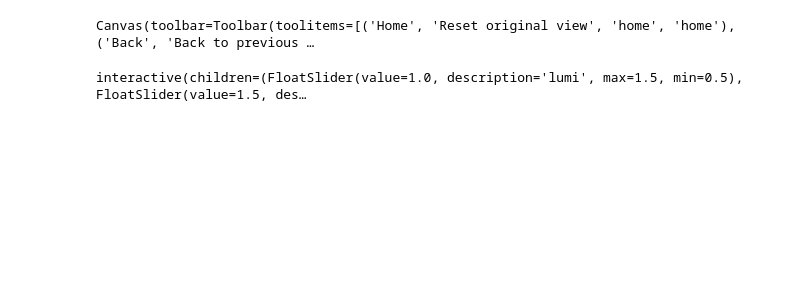
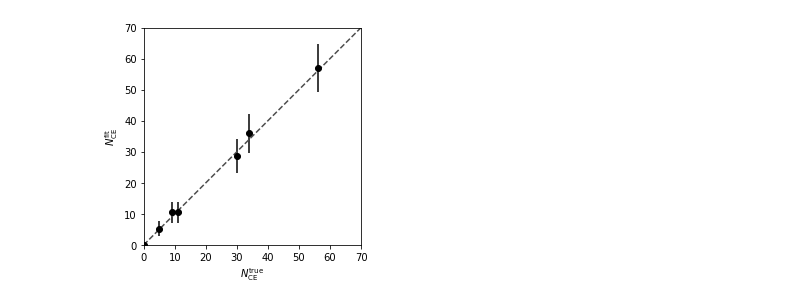
Before and after one commit to soleti/mdc2018, a Jupyter notebook: pyhf.ipynb, the cells around one changed output. Cells and saved outputs as stored; diff of their text form; code cells hidden in the pictures; blank space fills up the shorter version.

```diff
--- a/pyhf.ipynb
+++ b/pyhf.ipynb
@@ -73,6 +55,11 @@ run_files = ["root_files/trkana-ensemble-run1i-MC.root",
              "root_files/trkana-ensemble-run7i-MC.root"]
 # %%
 df_datas = []
+
+true_ces = []
+true_dios_reco = []
+true_dios = []
+
 for f in run_files:
     file = uproot.open(f)
     trkananeg = file["TrkAnaNeg"]["trkana"]
@@ -83,5 +70,16 @@ for f in run_files:
                                            if index>=0 else 0
                                            for index, twstart in zip(df_data["bestcrv"], df_data["crvinfo__timeWindowStart"])]
     df_data["demcgen_mom"] = np.sqrt(df_data["demcgen_momx"]**2+df_data["demcgen_momy"]**2+df_data["demcgen_momz"]**2)
-    df_data["weight"] = 1
+
+    true_ces.append(len(df_data.query("demcgen_gen==43  & demcgen_mom >= 95")))
+    true_dios.append(len(df_data.query("demcgen_gen == 7 & demcgen_mom >= 95")))
+    true_dios_reco.append(len(df_data.query("demcgen_gen == 7 & demcgen_mom >= 95 & deent_mom >= 95")))
+
     df_datas.append(df_data.query(cut))
+
+
+true_ces_cuts_reco = []
+true_dios_cuts_reco = []
+for df in df_datas:
+    true_dios_cuts_reco.append(len(df.query("demcgen_gen == 7")))
+    true_ces_cuts_reco.append(len(df.query("demcgen_gen == 43")))
@@ -255,14 +191,10 @@ plt.plot(plt.xlim(), plt.ylim(), ls="--", c=".3")
-# %%
-%matplotlib widget
-fig, ax = plt.subplots(1, 1)
-fig.set_size_inches(10, 5)
-ax.set_ylim(0, 1.5 * np.max(workspace.data(pdf, with_aux=False)))
-init_plot(fig, ax, default_par_settings)
-interact(animate, fig=fixed(fig), ax=fixed(ax), **all_par_settings);
-fig.tight_layout()
-ax.set_ylim(bottom=0.5)
-ax.set_xlim(0, 80)
-ax.set_yscale('log')
-# %% [output]
-Canvas(toolbar=Toolbar(toolitems=[('Home', 'Reset original view', 'home', 'home'), ('Back', 'Back to previous …
-interactive(children=(FloatSlider(value=1.0, description='lumi', max=1.5, min=0.5), FloatSlider(value=1.5, des…
+# %%
+plt.errorbar(true_ces_cuts_reco, ces, yerr=ces_error, fmt='ko')
+plt.xlim(0,70)
+plt.ylim(0,70)
+plt.plot(plt.xlim(), plt.ylim(), ls="--", c=".3")
+plt.axes().set_aspect('equal', 'box')
+plt.xlabel(r"$N_{\mathrm{CE}}^{\mathrm{true}}$")
+_ = plt.ylabel(r"$N_{\mathrm{CE}}^{\mathrm{fit}}$")
+# %% [output]
+[figure, added]
```
Also changed, not shown: parts of 13 cells of this notebook, 2 other files.
